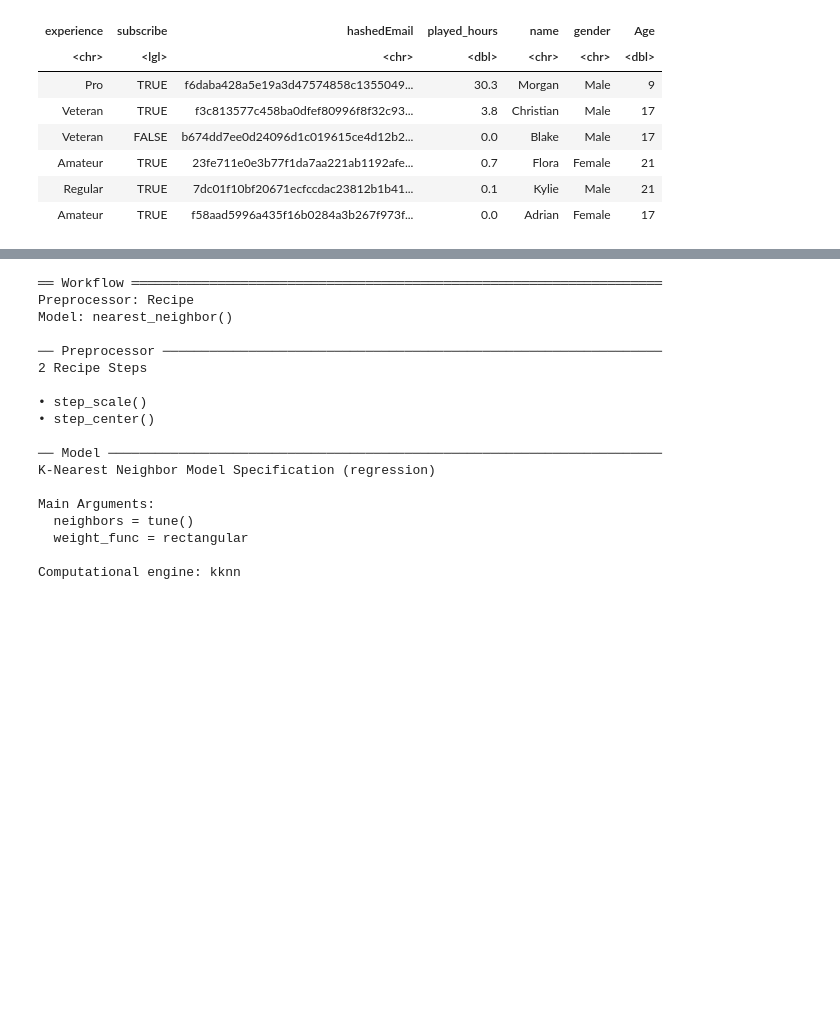
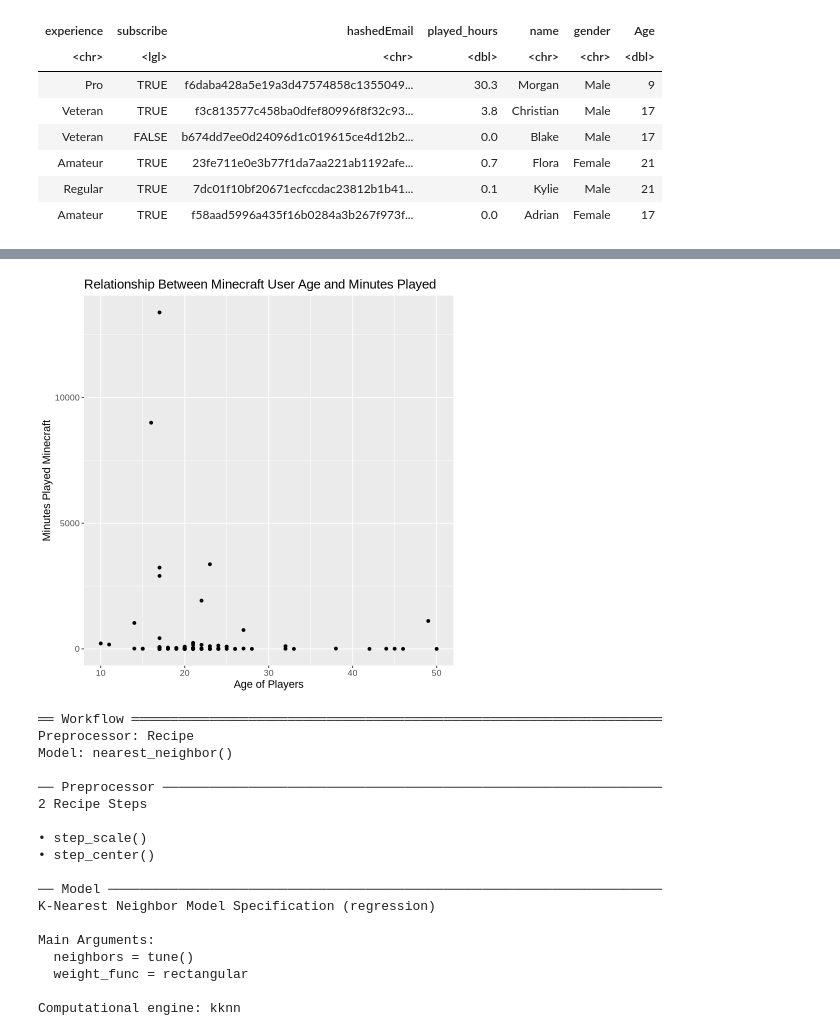
Before and after one commit to vghappy/minecraft_gameplay, a Jupyter notebook: Group Project.ipynb, the cells around one changed output, grey strips where cells are left out. Saved outputs shown, nothing was run; the diff lists cells and outputs as text; code cells hidden in the pictures; blank space fills up the shorter version.

```diff
--- a/Group Project.ipynb
+++ b/Group Project.ipynb
@@ -174 +164,12 @@ Warning message:
+# %%
+Minecraft_plot<- players_train|>
+ggplot(aes(x=Age, y=played_minutes))+
+geom_point()+
+xlab("Age of Players")+
+ylab("Minutes Played Minecraft")+
+theme(text=element_text(size=13))+
+ggtitle("Relationship Between Minecraft User Age and Minutes Played")
+Minecraft_plot
+# %% [output]
+[figure, added]
 # %%
```
Also changed, not shown: parts of 9 cells of this notebook.
